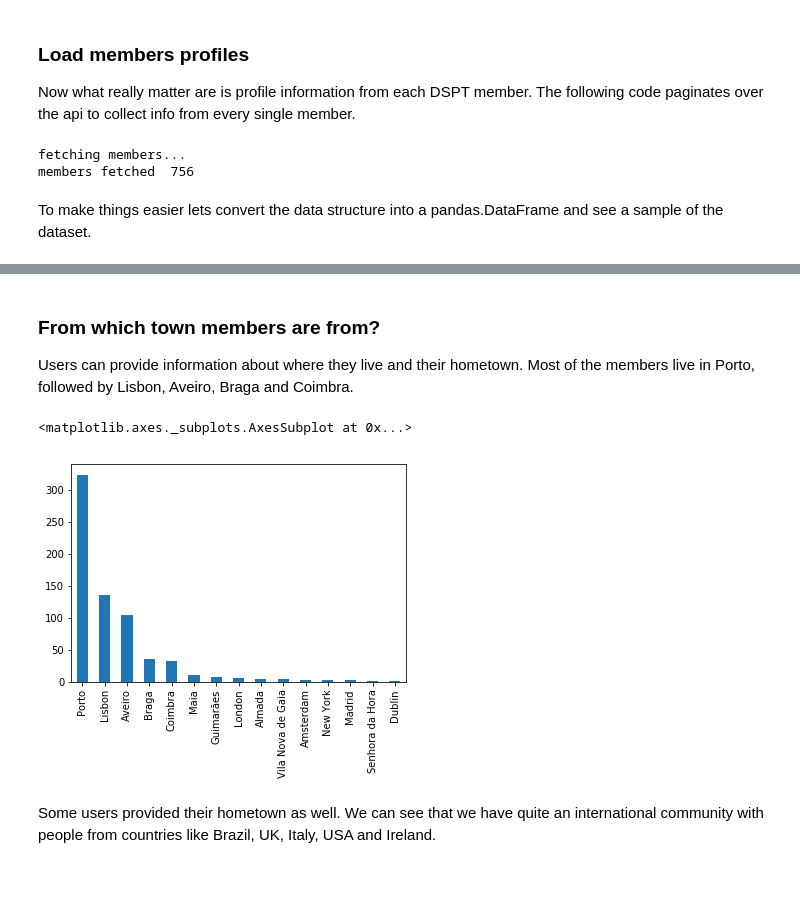
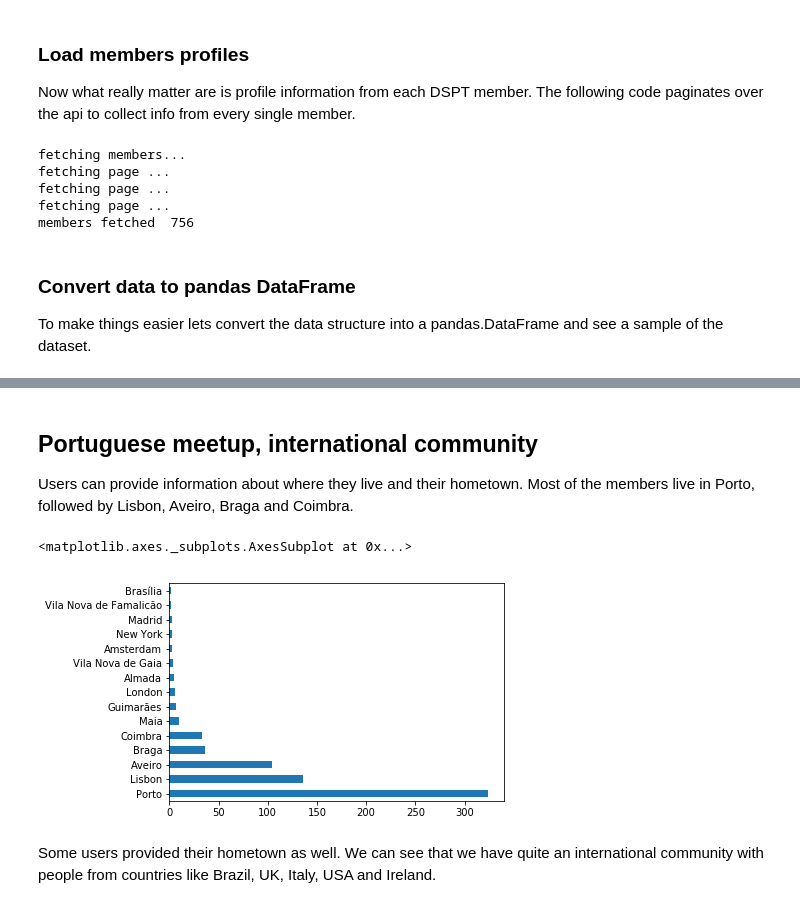
Before and after one commit to arianpasquali/datasciencept-meetup, a Jupyter notebook: dspt_meetup_dataanalysis.ipynb, the cells around one changed output, grey strips where cells are left out. Drawn from its saved outputs; the diff is of its cells as text; code cells hidden in the pictures; blank space fills up the shorter version.

```diff
--- a/dspt_meetup_dataanalysis.ipynb
+++ b/dspt_meetup_dataanalysis.ipynb
@@ -15,6 +16,8 @@ Setting up api keys, Meetup id and importing requirements.
 # %%
 #personal meetup api key
-meetup_api_key = "15a6e6f3f178105715f363c515c2a"
+meetup_api_key = "<insert-your-key>"
+
+# Meetup id we are interested in
 group_urlname = "datascienceportugal"
 # %%
 import requests
@@ -81,12 +84,10 @@ def load_more_meetup_data(url):
 
     if("next" in data["meta"].keys()):
         if(data["meta"]["next"] is not ""):
-#             print("fetching ... ",data["meta"]["next"])
+            print("fetching page ... ")
             members = members + load_more_meetup_data(data["meta"]["next"])
 
     return members
-
-
 
 def load_members_from_group(group_urlname):
     url = "https://api.meetup.com/2/members"
@@ -100,7 +101,7 @@ def load_members_from_group(group_urlname):
     members = data["results"]
 
     if(data["meta"]["next"] is not ""):
-#         print("fetching ... ",data["meta"]["next"])
+        print("fetching page ... ")
         members = members + load_more_meetup_data(data["meta"]["next"])
 
     return members
@@ -111,8 +112,13 @@ members = load_members_from_group(group_info["urlname"])
 print("members fetched ", len(members))
 # %% [output]
 fetching members...
+fetching page ...
+fetching page ...
+fetching page ...
 members fetched  756
 # %% [markdown]
+### Convert data to pandas DataFrame
+
 To make things easier lets convert the data structure into a pandas.DataFrame and see a sample of the dataset.
 # %%
 df = pd.DataFrame(members)
@@ -128,16 +135,16 @@ df.head()
 | 3 | NaN | Khadki | in | NaN | 223975793 | 1509726808000 | NaN | 18.57 | http://www.meetup.com/members/223... | 73.83 | Akshay Kant | ... |
 | 4 | NaN | Aveiro | pt | Aveiro | 220719554 | 1486507470000 | NaN | 40.65 | http://www.meetup.com/members/220... | -8.66 | Alberto São Marcos | ... |
 # %% [markdown]
-### From which town members are from?
+## Portuguese meetup, international community
 
 Users can provide information about where they live and their hometown.
 Most of the members live in Porto, followed by Lisbon, Aveiro, Braga and Coimbra.
 # %%
 top_cities = df['city'].value_counts()[:15]
-top_cities.plot(kind='bar')
+top_cities.plot(kind='barh')
 # %% [output]
 <matplotlib.axes._subplots.AxesSubplot at 0x...>
-[figure, old version]
+[figure, new version]
 # %% [markdown]
 Some users provided their hometown as well.
 We can see that we have quite an international community with people from countries like Brazil, UK, Italy, USA and Ireland.
```
Also changed, not shown: parts of 23 cells of this notebook.
